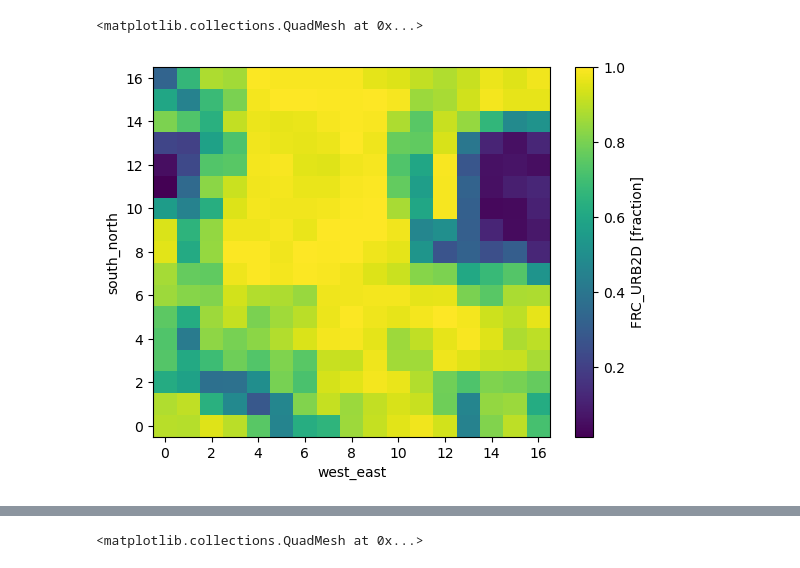
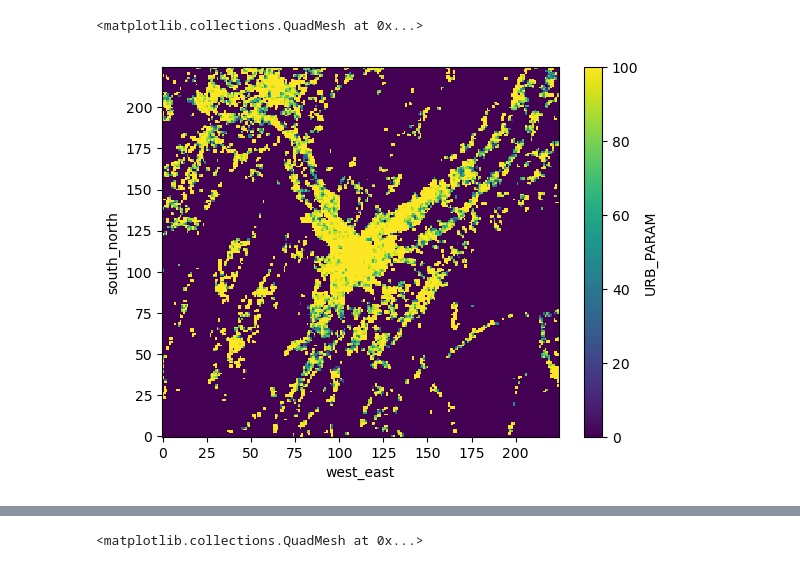
Before and after one commit to jacobogabeiraspenas/wrfup, a Jupyter notebook: 00test/Untitled.ipynb, the cells around one changed output, grey strips where cells are left out. Drawn from its saved outputs; the diff is of its cells as text; code cells hidden in the pictures.

Commit message:
Add calculation of URB_PARAM all fields from 90 to 132

```diff
--- a/00test/Untitled.ipynb
+++ b/00test/Untitled.ipynb
@@ -3,7 +4,8 @@ import xarray as xr
 # %%
-ds = xr.load_dataset('geo_em_test_madrid_modified.nc')
-
-ds['FRC_URB2D'].plot()
+ds00 = xr.load_dataset('200_geo_em_LIDAR_noveg.nc')
+ds01 = xr.load_dataset('200_geo_em_LIDAR_noveg_modified.nc')
-# %% [output]
-<matplotlib.collections.QuadMesh at 0x...>
-[figure, removed]
+# %%
+ds01['URB_PARAM'][0,117:].sum(axis=0).plot()
+# %% [output]
+<matplotlib.collections.QuadMesh at 0x...>
+[figure, added]
```
Also changed, not shown: parts of 9 cells of this notebook, 11 other files.
